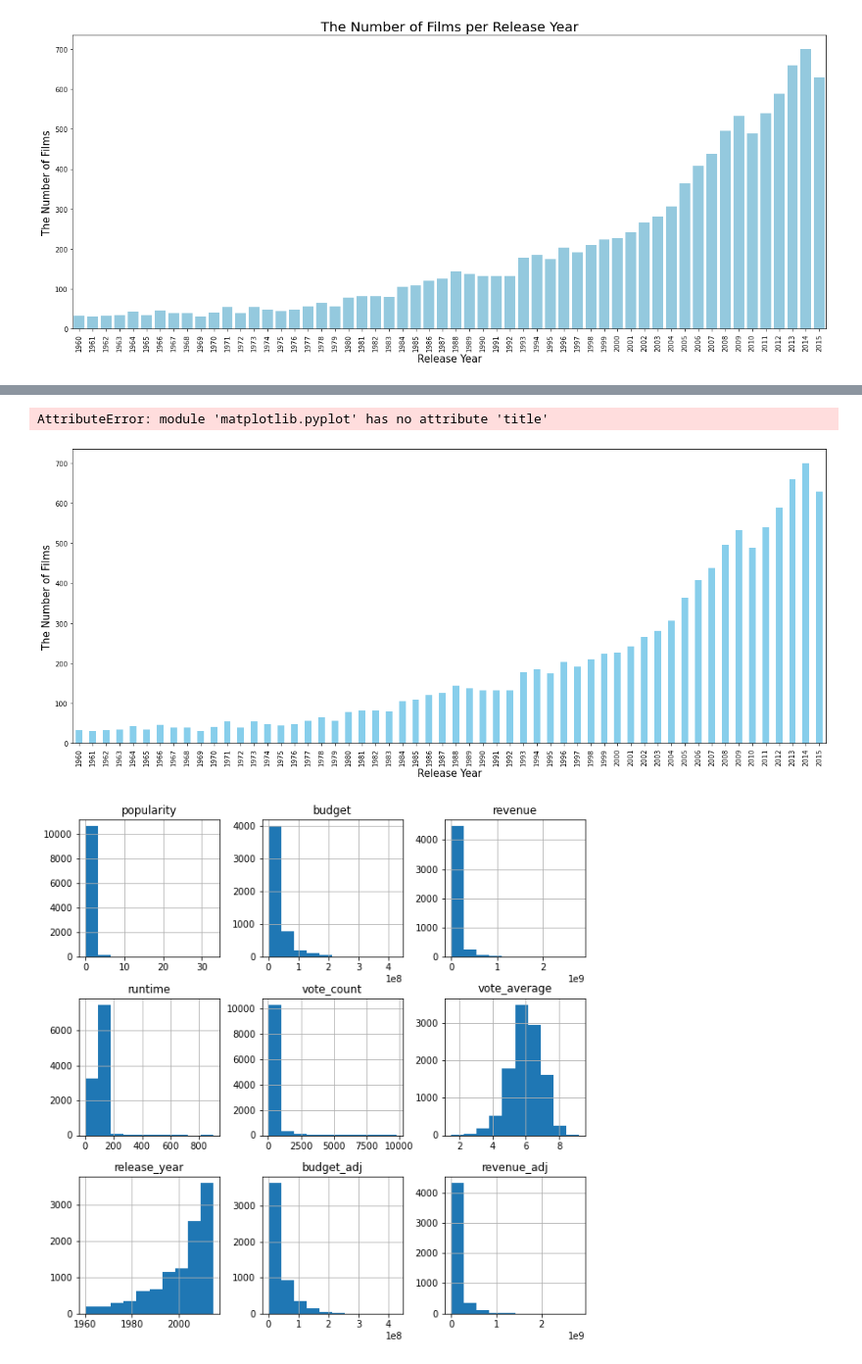
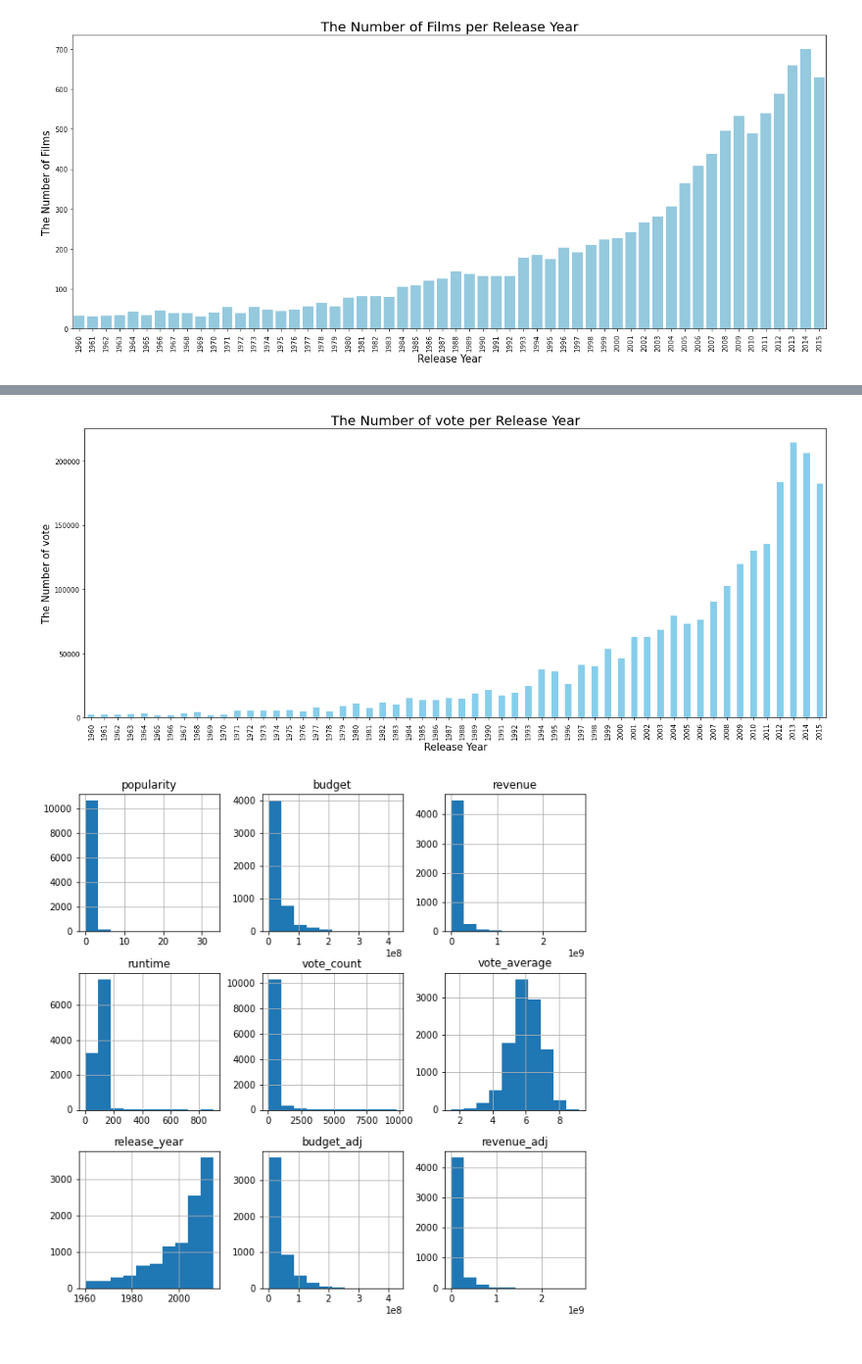
Before and after one commit to KaoriMI/Project_Investigate_a_Dataset, a Jupyter notebook: Draft_report.ipynb, the cells around one changed output, grey strips where cells are left out. Shown at 98% size. Saved outputs shown, nothing was run; the diff lists cells and outputs as text; code cells hidden in the pictures.

```diff
--- a/Draft_report.ipynb
+++ b/Draft_report.ipynb
@@ -162,11 +183,10 @@ ax.set_xticklabels(ax.get_xticklabels(), rotation = 90);
 # %%
-df.groupby('release_year').count().original_title.plot(kind='bar', figsize = (20,8), color = 'skyblue')
+df.groupby('release_year').sum().vote_count.plot(kind='bar', figsize = (20,8), color = 'skyblue')
 plt.xlabel('Release Year', fontsize = 15)
-plt.ylabel('The Number of Films', fontsize = 15)
-plt.title('The Number of Films per Release Year', fontsize = 20)
+plt.ylabel('The Number of vote', fontsize = 15)
+plt.title('The Number of vote per Release Year', fontsize = 20);
 # %% [output]
-AttributeError: module 'matplotlib.pyplot' has no attribute 'title'
-[figure, old version]
+[figure, new version]
 # %%
 ## there is more film reistered and more vote in recent yeares, but the avg_ rate is lower.
 # %%
```
Also changed, not shown: parts of 15 cells of this notebook, 1 other file.
